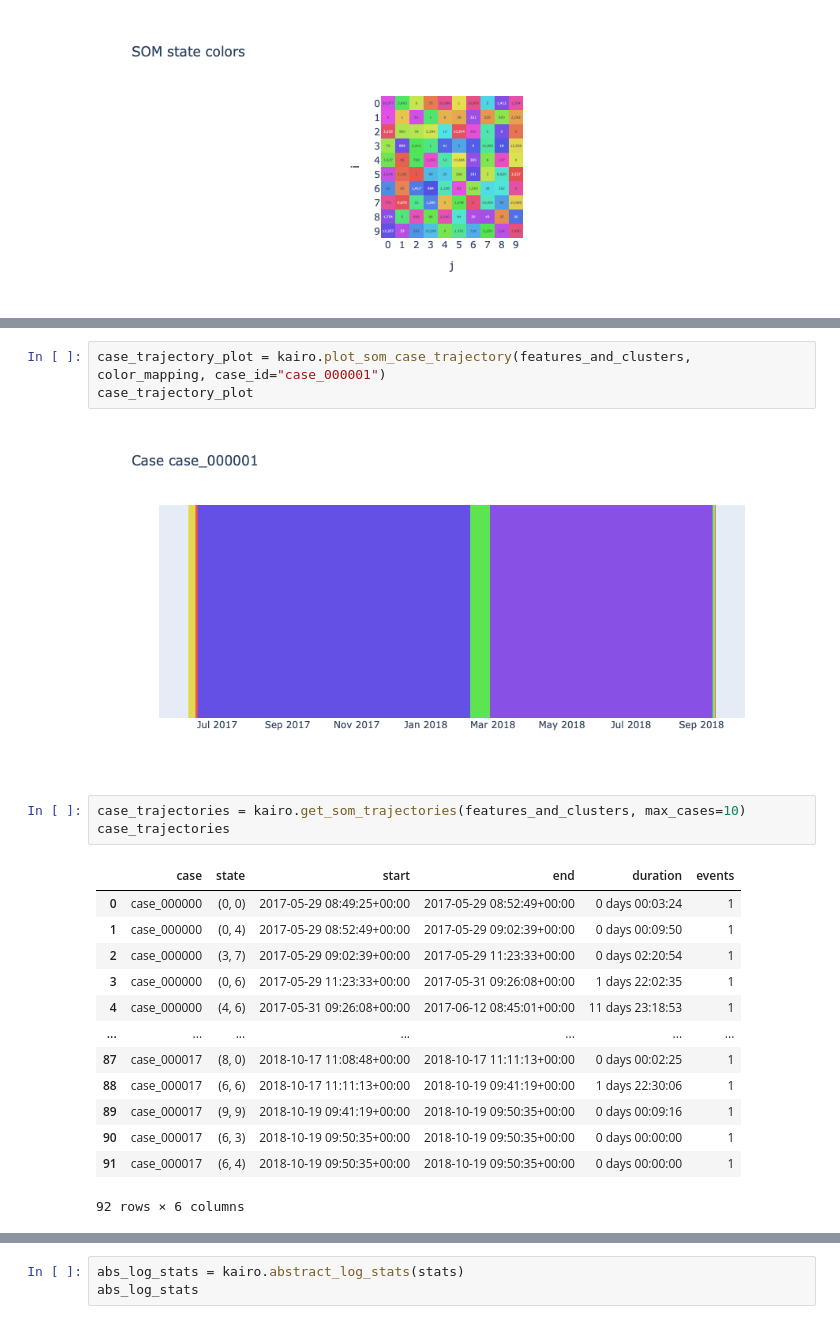
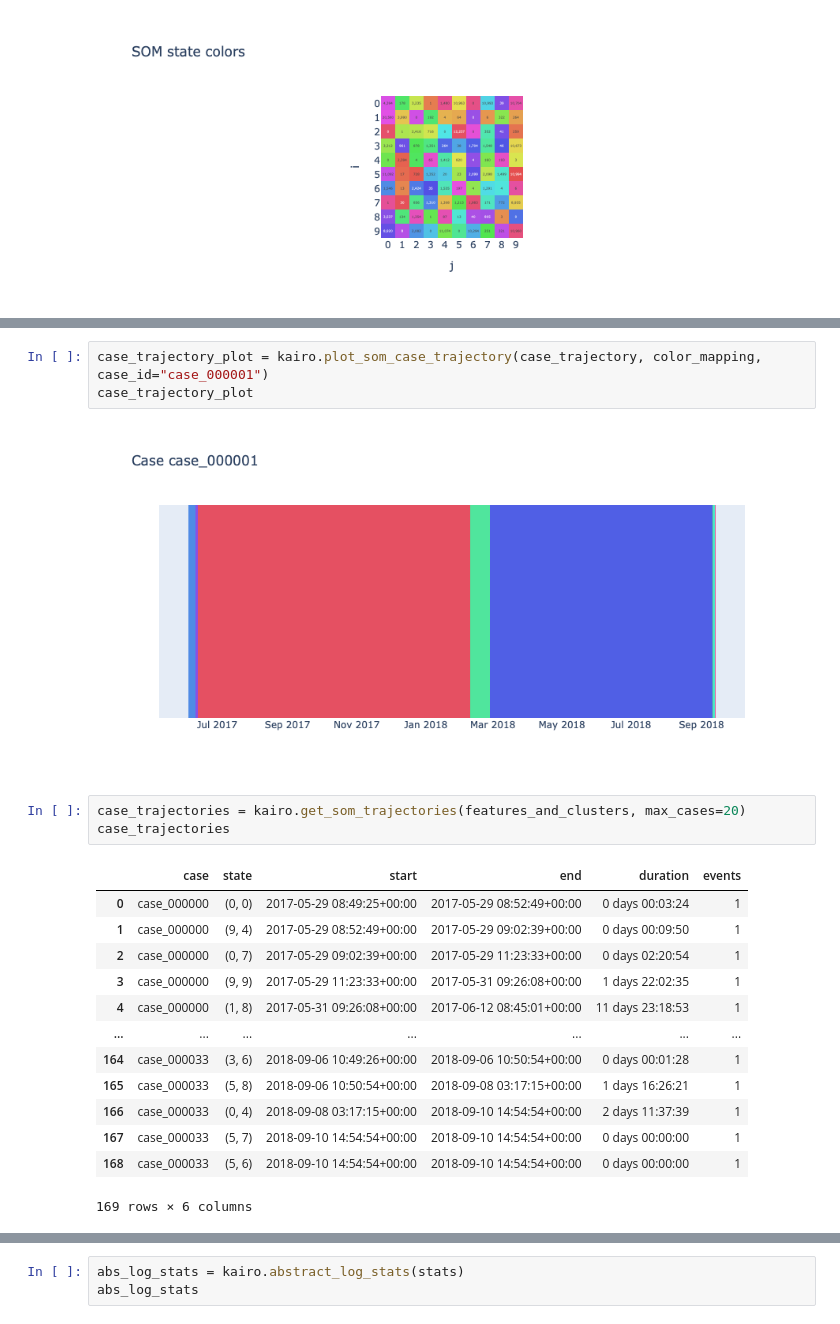
Before and after one commit to boraderen/thesis, a Jupyter notebook: notebooks/intra_som.ipynb, the cells around one changed output, grey strips where cells are left out. Cells and saved outputs as stored; diff of their text form.

```diff
--- a/notebooks/intra_som.ipynb
+++ b/notebooks/intra_som.ipynb
@@ -212,23 +229,23 @@ case_trajectory
 # %%
-case_trajectory_plot = kairo.plot_som_case_trajectory(features_and_clusters, color_mapping, case_id="case_000001")
+case_trajectory_plot = kairo.plot_som_case_trajectory(case_trajectory, color_mapping, case_id="case_000001")
 case_trajectory_plot
 # %% [output]
-[figure, old version]
+[figure, new version]
 # %%
-case_trajectories = kairo.get_som_trajectories(features_and_clusters, max_cases=10)
+case_trajectories = kairo.get_som_trajectories(features_and_clusters, max_cases=20)
 case_trajectories
 # %% [output]
 |  | case | state | start | end | duration | events |
 | 0 | case_000000 | (0, 0) | 2017-05-29 08:49:25+00:00 | 2017-05-29 08:52:49+00:00 | 0 days 00:03:24 | 1 |
-| 1 | case_000000 | (0, 4) | 2017-05-29 08:52:49+00:00 | 2017-05-29 09:02:39+00:00 | 0 days 00:09:50 | 1 |
-| 2 | case_000000 | (3, 7) | 2017-05-29 09:02:39+00:00 | 2017-05-29 11:23:33+00:00 | 0 days 02:20:54 | 1 |
-| 3 | case_000000 | (0, 6) | 2017-05-29 11:23:33+00:00 | 2017-05-31 09:26:08+00:00 | 1 days 22:02:35 | 1 |
-| 4 | case_000000 | (4, 6) | 2017-05-31 09:26:08+00:00 | 2017-06-12 08:45:01+00:00 | 11 days 23:18:53 | 1 |
+| 1 | case_000000 | (9, 4) | 2017-05-29 08:52:49+00:00 | 2017-05-29 09:02:39+00:00 | 0 days 00:09:50 | 1 |
+| 2 | case_000000 | (0, 7) | 2017-05-29 09:02:39+00:00 | 2017-05-29 11:23:33+00:00 | 0 days 02:20:54 | 1 |
+| 3 | case_000000 | (9, 9) | 2017-05-29 11:23:33+00:00 | 2017-05-31 09:26:08+00:00 | 1 days 22:02:35 | 1 |
+| 4 | case_000000 | (1, 8) | 2017-05-31 09:26:08+00:00 | 2017-06-12 08:45:01+00:00 | 11 days 23:18:53 | 1 |
 | ... | ... | ... | ... | ... | ... | ... |
-| 87 | case_000017 | (8, 0) | 2018-10-17 11:08:48+00:00 | 2018-10-17 11:11:13+00:00 | 0 days 00:02:25 | 1 |
-| 88 | case_000017 | (6, 6) | 2018-10-17 11:11:13+00:00 | 2018-10-19 09:41:19+00:00 | 1 days 22:30:06 | 1 |
-| 89 | case_000017 | (9, 9) | 2018-10-19 09:41:19+00:00 | 2018-10-19 09:50:35+00:00 | 0 days 00:09:16 | 1 |
-| 90 | case_000017 | (6, 3) | 2018-10-19 09:50:35+00:00 | 2018-10-19 09:50:35+00:00 | 0 days 00:00:00 | 1 |
-| 91 | case_000017 | (6, 4) | 2018-10-19 09:50:35+00:00 | 2018-10-19 09:50:35+00:00 | 0 days 00:00:00 | 1 |
+| 164 | case_000033 | (3, 6) | 2018-09-06 10:49:26+00:00 | 2018-09-06 10:50:54+00:00 | 0 days 00:01:28 | 1 |
+| 165 | case_000033 | (5, 8) | 2018-09-06 10:50:54+00:00 | 2018-09-08 03:17:15+00:00 | 1 days 16:26:21 | 1 |
+| 166 | case_000033 | (0, 4) | 2018-09-08 03:17:15+00:00 | 2018-09-10 14:54:54+00:00 | 2 days 11:37:39 | 1 |
+| 167 | case_000033 | (5, 7) | 2018-09-10 14:54:54+00:00 | 2018-09-10 14:54:54+00:00 | 0 days 00:00:00 | 1 |
+| 168 | case_000033 | (5, 6) | 2018-09-10 14:54:54+00:00 | 2018-09-10 14:54:54+00:00 | 0 days 00:00:00 | 1 |
-92 rows × 6 columns
+169 rows × 6 columns
 # %%
```
Also changed, not shown: parts of 17 cells of this notebook, 1 other file.
